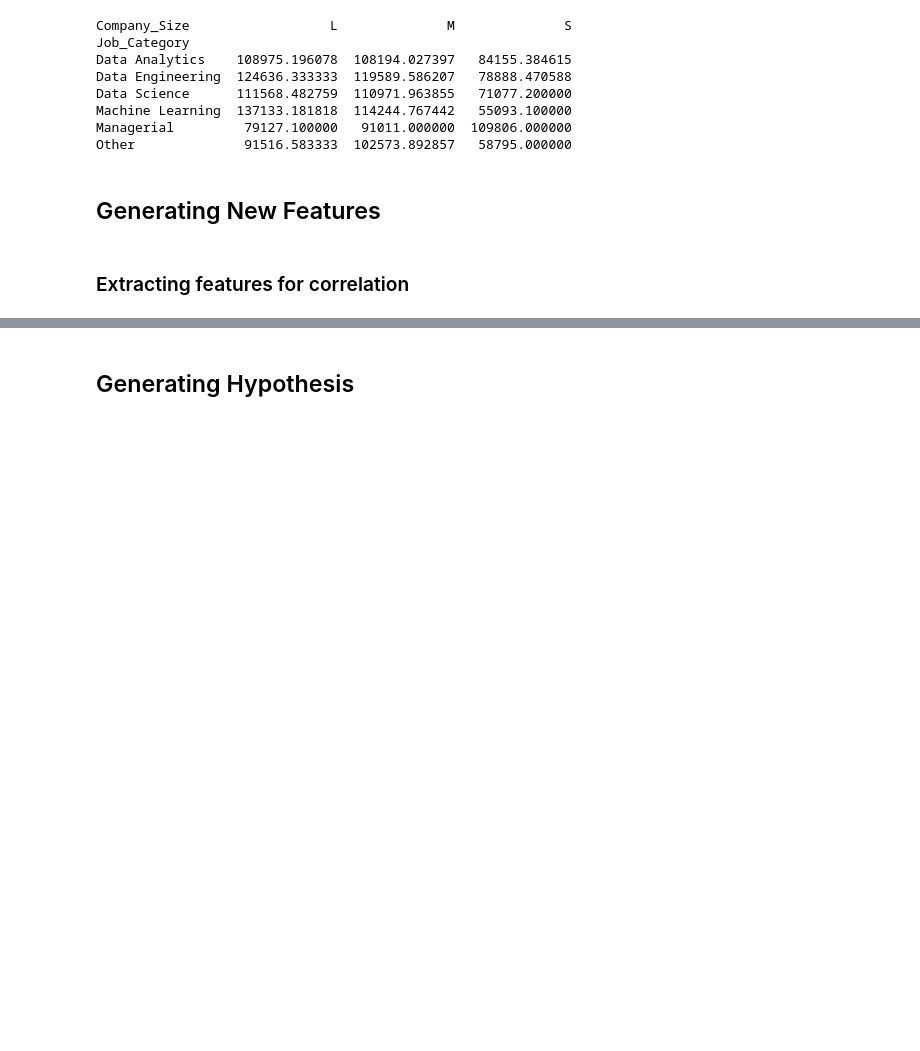
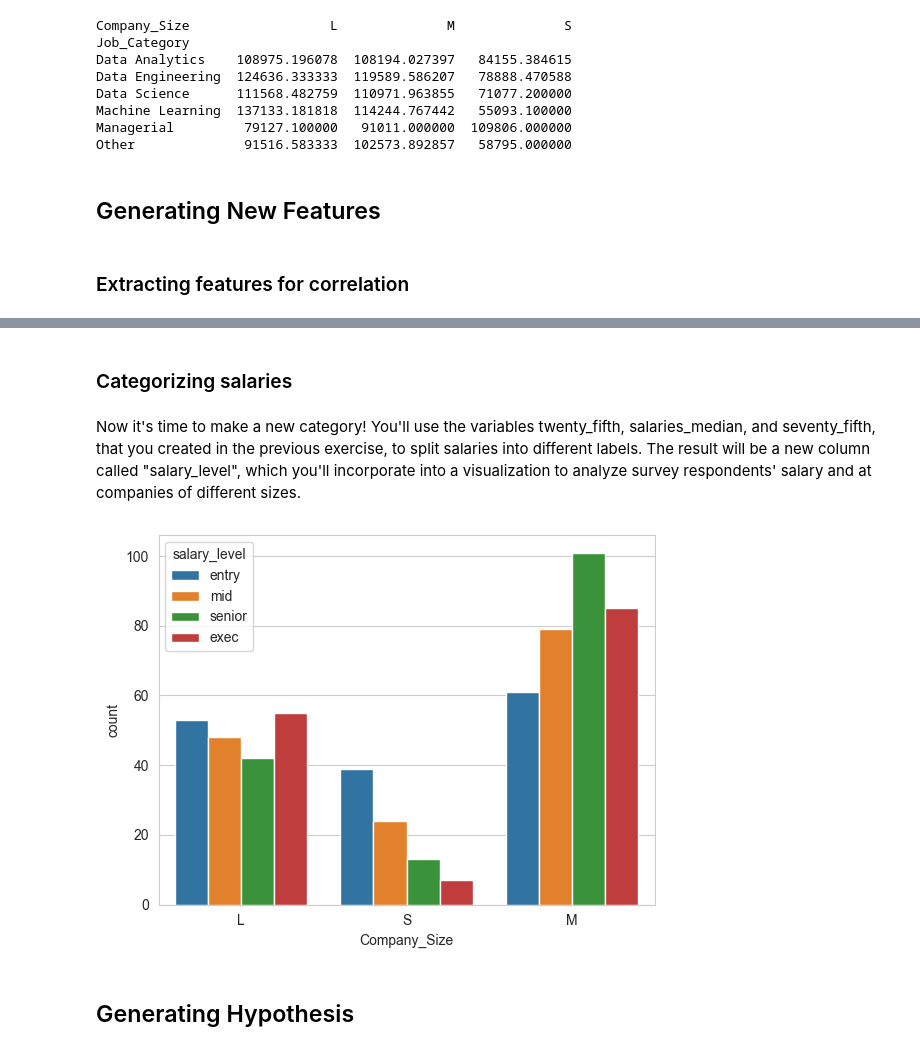
Before and after one commit to tchowdhury/ML, a Jupyter notebook: EDA/eda/eda_into_action.ipynb, the cells around one changed output, grey strips where cells are left out. Saved outputs shown, nothing was run; the diff lists cells and outputs as text; code cells hidden in the pictures; blank space fills up the shorter version.

```diff
--- a/EDA/eda/eda_into_action.ipynb
+++ b/EDA/eda/eda_into_action.ipynb
@@ -91,2 +144,24 @@ Other              91516.583333  102573.892857   58795.000000
+# %% [markdown]
+### Categorizing salaries
+# %% [markdown]
+Now it's time to make a new category! You'll use the variables twenty_fifth, salaries_median, and seventy_fifth, that you created in the previous exercise, to split salaries into different labels.
+The result will be a new column called "salary_level", which you'll incorporate into a visualization to analyze survey respondents' salary and at companies of different sizes.
+# %%
+# # Create salary labels list
+salary_labels = ["entry", "mid", "senior",  "exec"]
+
+# Create the salary ranges list
+salary_ranges = [0, twenty_fifth, salaries_median, seventy_fifth, salaries["Salary_USD"].max()]
+
+# Create salary_level
+salaries["salary_level"] = pd.cut(salaries["Salary_USD"],
+                                  bins=salary_ranges,
+                                  labels=salary_labels)
+
+# Plot the count of salary levels at companies of different sizes
+sns.countplot(data=salaries, x="Company_Size", hue="salary_level")
+plt.show()
+# %% [output]
+[figure, added]
 # %% [markdown]
 ## Generating Hypothesis
```
Also changed, not shown: parts of 10 cells of this notebook.
